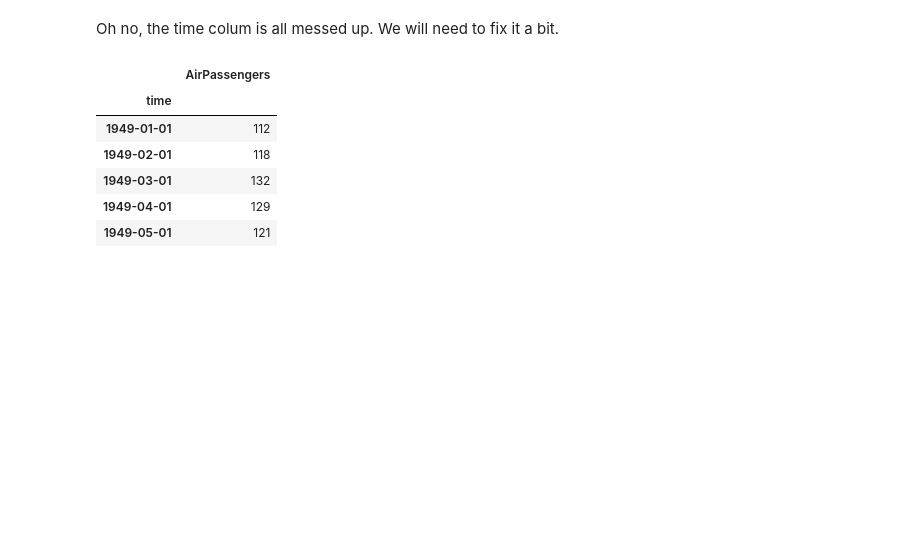
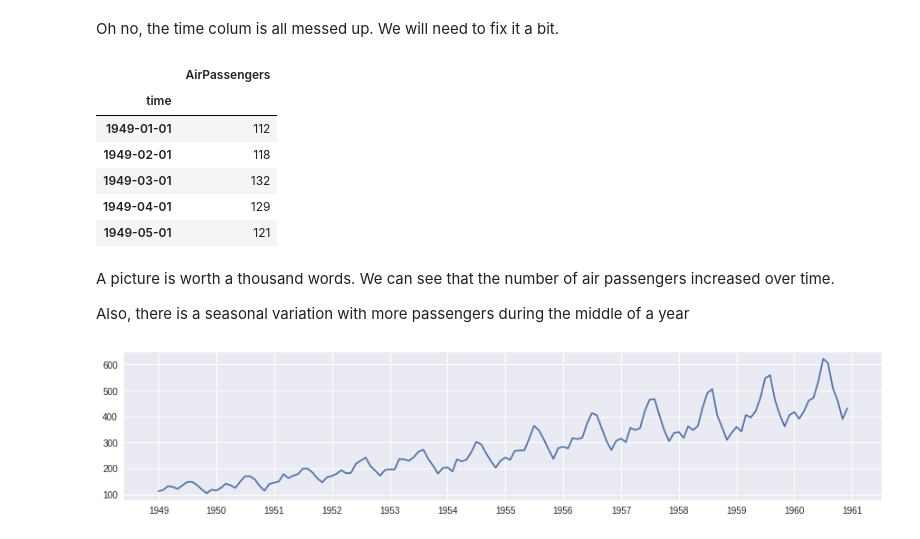
Before and after one commit to aunz/ds, a Jupyter notebook: Air_Passengers_Time_Series_Analysis.ipynb, the cells around one changed output. Saved outputs shown, nothing was run; the diff lists cells and outputs as text; code cells hidden in the pictures; blank space fills up the shorter version.

Commit message:
First plot of original data

```diff
--- a/Air_Passengers_Time_Series_Analysis.ipynb
+++ b/Air_Passengers_Time_Series_Analysis.ipynb
@@ -46,0 +46,11 @@ data.plot();
+# %% [markdown]
+A picture is worth a thousand words. We can see that the number of air passengers increased over time.
+
+Also, there is a seasonal variation with more passengers during the middle of a year
+# %%
+_, ax = plt.subplots(figsize=(15, 3))
+ax.plot(data)
+ax.xaxis.set_major_locator(__import__('matplotlib').dates.YearLocator())
+ax.xaxis.set_minor_locator(__import__('matplotlib').dates.MonthLocator())
+# %% [output]
+[figure, added]
```
Also changed, not shown: parts of 5 cells of this notebook.
